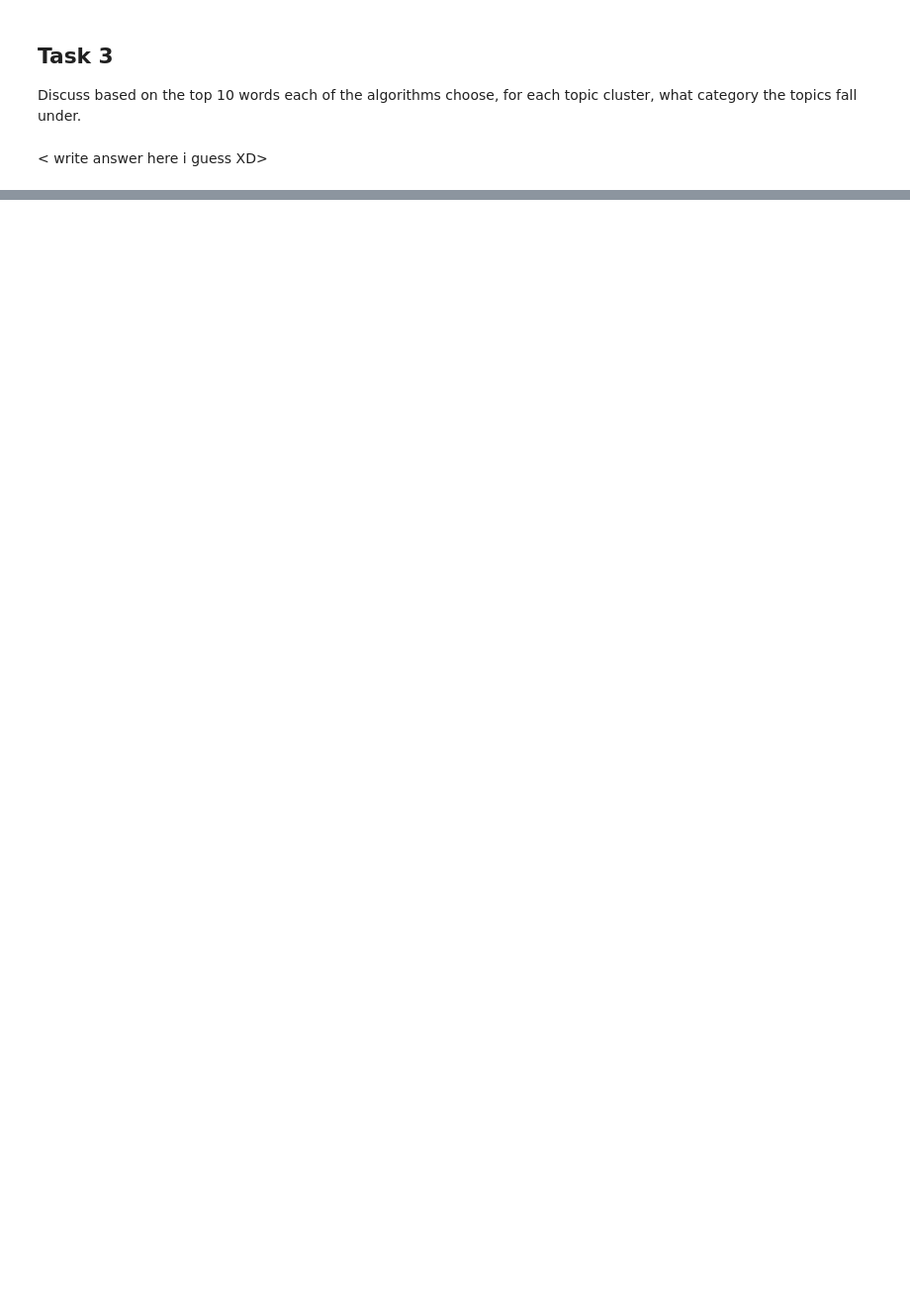
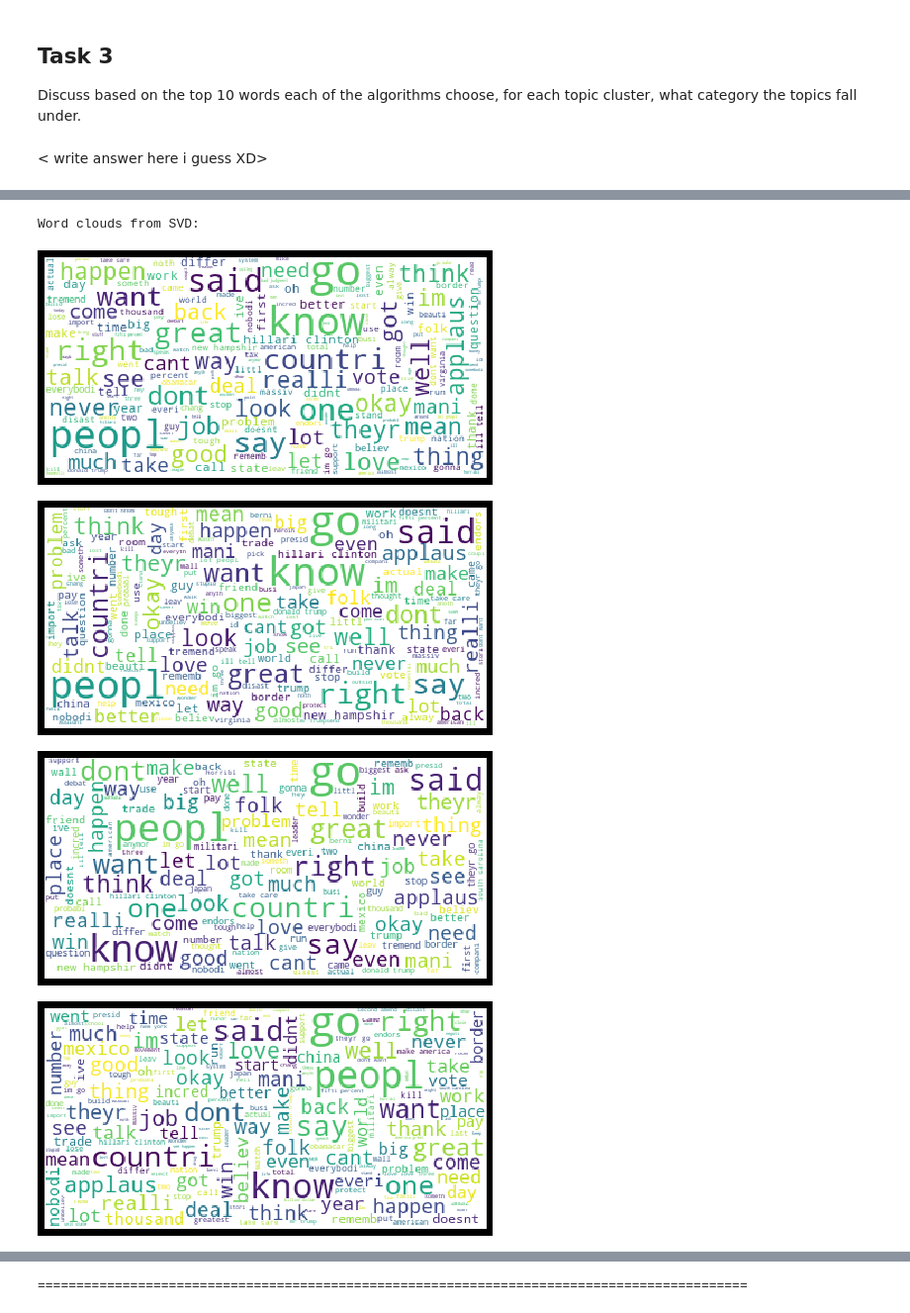
Before and after one commit to UWI-Bois/big-data-A4, a Jupyter notebook: Section 1.ipynb, the cells around one changed output, grey strips where cells are left out. Shown at 99% size. Drawn from its saved outputs; the diff is of its cells as text; code cells hidden in the pictures; blank space fills up the shorter version.

```diff
--- a/Section 1.ipynb
+++ b/Section 1.ipynb
@@ -750,4 +650,4 @@ like hillari clinton year talk deal need american music she
 # %%
-print("\n\nLSI Topics \n\n")
-display_topics(lsi_H, lsi_W, tf_feature_names, documents, no_top_words, no_top_documents)
+print("\n\nSVD Topics \n\n")
+lsi_top_docs = display_topics(lsi_H, lsi_W, tf_feature_names, documents, no_top_words, no_top_documents)
 # %% [output]
@@ -812,0 +741,10 @@ Discuss based on the top 10 words each of the algorithms choose, for each topic
+# %%
+print("Word clouds from SVD:")
+print_cloud_from_docs(lsi_top_docs)
+print(sep)
+# %% [output]
+Word clouds from SVD:
+[figure, added]
+[figure, added]
+[figure, added]
+[figure, added]
@@ -812,0 +752 @@ Discuss based on the top 10 words each of the algorithms choose, for each topic
+============================================================================================
```
Also changed, not shown: parts of 17 cells of this notebook.
